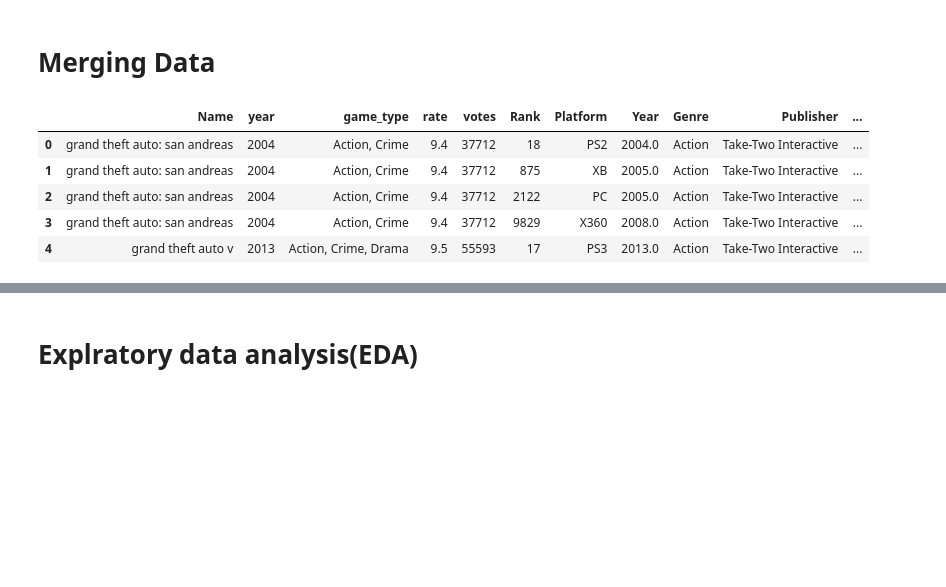
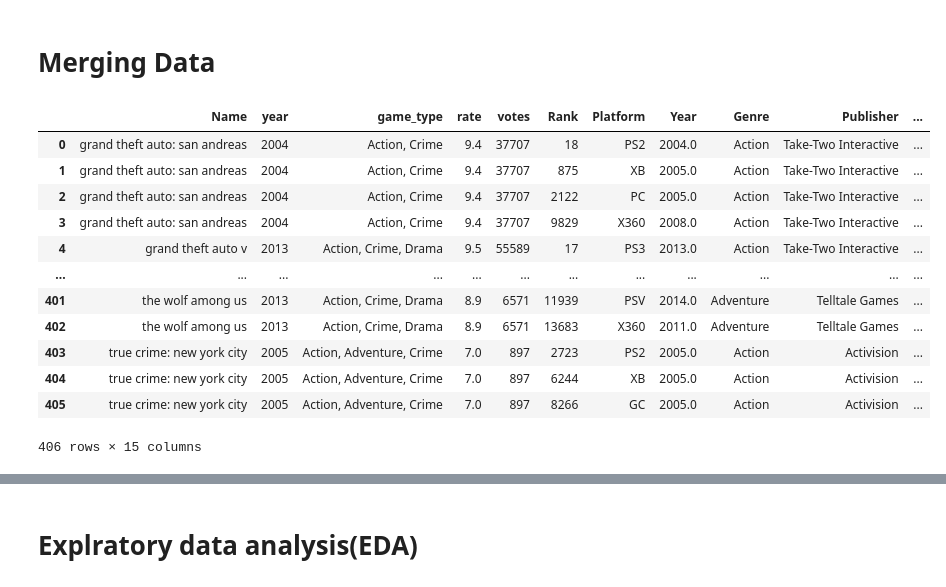
Before and after one commit to RazanAlzahrani1/VideoGames_Regression, a Jupyter notebook: Untitled.ipynb, the cells around one changed output, grey strips where cells are left out. Drawn from its saved outputs; the diff is of its cells as text; code cells hidden in the pictures; blank space fills up the shorter version.

```diff
--- a/Untitled.ipynb
+++ b/Untitled.ipynb
@@ -264,13 +255,20 @@ df.head()
 # %%
 mer_vidgame=vedioGamePages.merge(df, on='Name')
 # %%
-mer_vidgame.head()
+mer_vidgame
 # %% [output]
 |  | Name | year | game_type | rate | votes | Rank | Platform | Year | Genre | Publisher | ... |
-| 0 | grand theft auto: san andreas | 2004 | Action, Crime | 9.4 | 37712 | 18 | PS2 | 2004.0 | Action | Take-Two Interactive | ... |
-| 1 | grand theft auto: san andreas | 2004 | Action, Crime | 9.4 | 37712 | 875 | XB | 2005.0 | Action | Take-Two Interactive | ... |
-| 2 | grand theft auto: san andreas | 2004 | Action, Crime | 9.4 | 37712 | 2122 | PC | 2005.0 | Action | Take-Two Interactive | ... |
-| 3 | grand theft auto: san andreas | 2004 | Action, Crime | 9.4 | 37712 | 9829 | X360 | 2008.0 | Action | Take-Two Interactive | ... |
-| 4 | grand theft auto v | 2013 | Action, Crime, Drama | 9.5 | 55593 | 17 | PS3 | 2013.0 | Action | Take-Two Interactive | ... |
+| 0 | grand theft auto: san andreas | 2004 | Action, Crime | 9.4 | 37707 | 18 | PS2 | 2004.0 | Action | Take-Two Interactive | ... |
+| 1 | grand theft auto: san andreas | 2004 | Action, Crime | 9.4 | 37707 | 875 | XB | 2005.0 | Action | Take-Two Interactive | ... |
+| 2 | grand theft auto: san andreas | 2004 | Action, Crime | 9.4 | 37707 | 2122 | PC | 2005.0 | Action | Take-Two Interactive | ... |
+| 3 | grand theft auto: san andreas | 2004 | Action, Crime | 9.4 | 37707 | 9829 | X360 | 2008.0 | Action | Take-Two Interactive | ... |
+| 4 | grand theft auto v | 2013 | Action, Crime, Drama | 9.5 | 55589 | 17 | PS3 | 2013.0 | Action | Take-Two Interactive | ... |
+| ... | ... | ... | ... | ... | ... | ... | ... | ... | ... | ... | ... |
+| 401 | the wolf among us | 2013 | Action, Crime, Drama | 8.9 | 6571 | 11939 | PSV | 2014.0 | Adventure | Telltale Games | ... |
+| 402 | the wolf among us | 2013 | Action, Crime, Drama | 8.9 | 6571 | 13683 | X360 | 2011.0 | Adventure | Telltale Games | ... |
+| 403 | true crime: new york city | 2005 | Action, Adventure, Crime | 7.0 | 897 | 2723 | PS2 | 2005.0 | Action | Activision | ... |
+| 404 | true crime: new york city | 2005 | Action, Adventure, Crime | 7.0 | 897 | 6244 | XB | 2005.0 | Action | Activision | ... |
+| 405 | true crime: new york city | 2005 | Action, Adventure, Crime | 7.0 | 897 | 8266 | GC | 2005.0 | Action | Activision | ... |
+406 rows × 15 columns
 # %%
 df1=pd.DataFrame(mer_vidgame)
```
Also changed, not shown: parts of 25 cells of this notebook, 1 other file.
